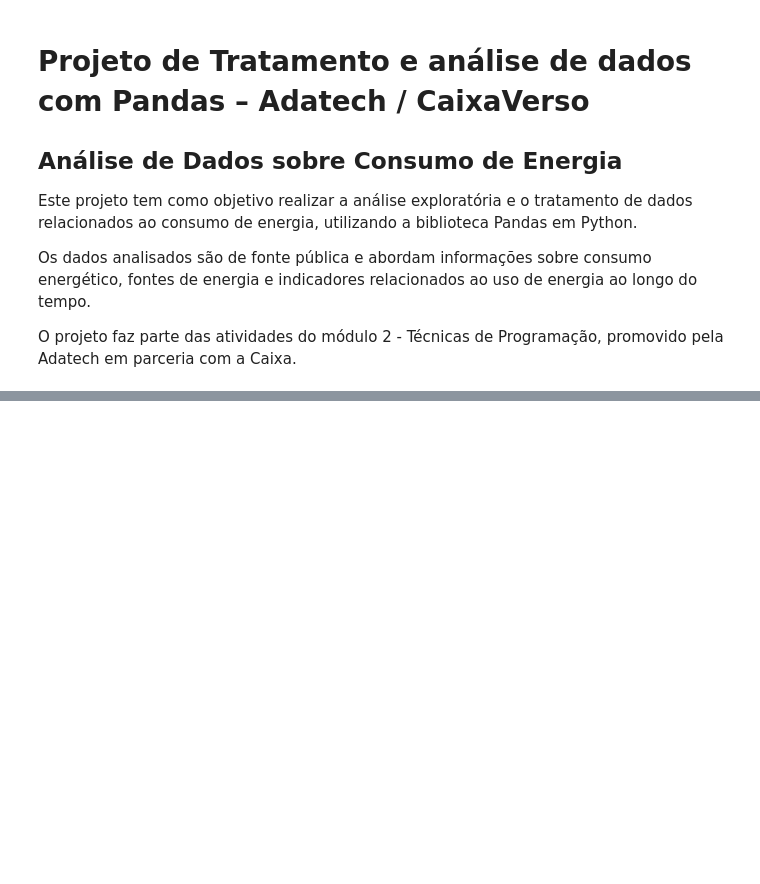
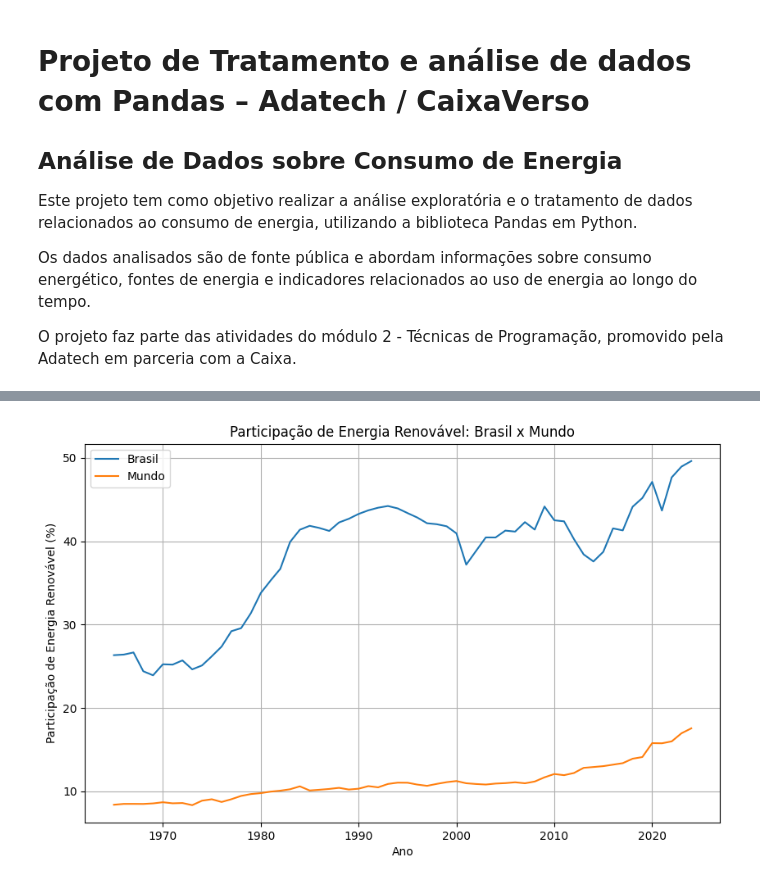
Before and after one commit to adrianamalmeida001/projeto-tecnicas-programacao-adatech, a Jupyter notebook: Projeto_técnicas_de_programação.ipynb, the cells around one changed output, grey strips where cells are left out. Cells and saved outputs as stored; diff of their text form; code cells hidden in the pictures; blank space fills up the shorter version.

```diff
--- a/Projeto_técnicas_de_programação.ipynb
+++ b/Projeto_técnicas_de_programação.ipynb
@@ -26,0 +295,45 @@ df.head()
+# %%
+# PERGUNTA 7 - Como a participação de energia renovável do Brasil se compara à média mundial ao longo do tempo?
+
+# filtra os dados do Brasil com a participação de energia renovável por ano
+brasil_renovavel = df_matriz[df_matriz['country'] == 'Brazil'][['year', 'renewables_share_energy']]
+
+# média mundial
+mundo_renovavel = (
+    df_matriz
+    .groupby('year')['renewables_share_energy']
+    .mean()
+    .reset_index()
+)
+
+# compara os dados do Brasil com o mundo
+comparacao_brasil_mundo = brasil_renovavel.merge(
+    mundo_renovavel,
+    on='year',
+    suffixes=('_Brasil', '_Mundo')
+)
+
+# criação do gráfico de linhas com a comparação
+plt.figure(figsize=(10, 6))
+
+plt.plot(
+    comparacao_brasil_mundo['year'],
+    comparacao_brasil_mundo['renewables_share_energy_Brasil'],
+    label='Brasil'
+)
+
+plt.plot(
+    comparacao_brasil_mundo['year'],
+    comparacao_brasil_mundo['renewables_share_energy_Mundo'],
+    label='Mundo'
+)
+
+plt.title('Participação de Energia Renovável: Brasil x Mundo')
+plt.xlabel('Ano')
+plt.ylabel('Participação de Energia Renovável (%)')
+plt.legend()
+plt.grid(True)
+
+plt.show()
+# %% [output]
+[figure, added]
```
Also changed, not shown: parts of 17 cells of this notebook.
